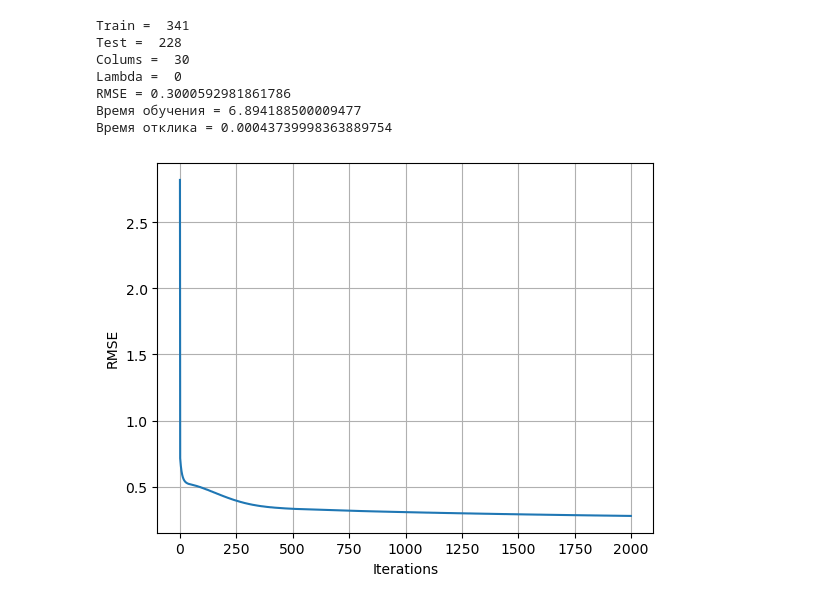
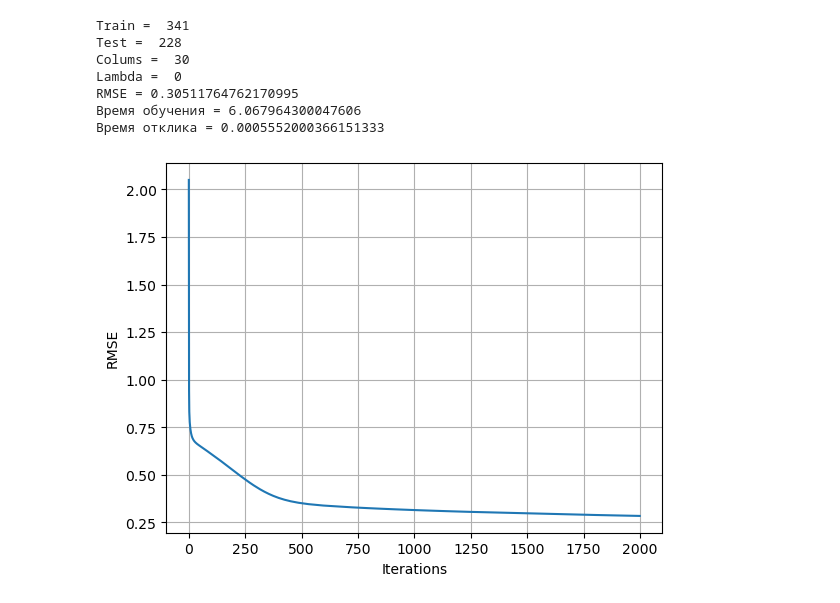
Before and after one commit to Akumarus/NCL, a Jupyter notebook: NCL.ipynb, the cells around one changed output. Saved outputs shown, nothing was run; the diff lists cells and outputs as text; code cells hidden in the pictures.

```diff
--- a/NCL.ipynb
+++ b/NCL.ipynb
@@ -203,7 +202,7 @@ class NCL:
 
         # Saving RMSE in training
         self.rmse_array = np.inf * np.ones(self.max_iter)
-        weights = []
+        #weights = []
 
         # Обучение
         for iteration in range(self.max_iter):  # Each epoch
@@ -216,17 +215,17 @@ class NCL:
             # print()
             self.rmse_array[iteration] = rmse(f_bar, y)
 
-        for i in range(len(self.base_learner)):
-            weights.append(self.base_learner[i].input_weight)
-            weights.append(self.base_learner[i].output_weight)
-            weights.append(self.base_learner[i].bias_input_layer)
-            weights.append(self.base_learner[i].bias_output_layer)
-
-        MyFile=open('weights.txt', 'w+')
-        for element in weights:
-            MyFile.write(str(element))
-            MyFile.write('\n')
-        MyFile.close()
+        #for i in range(len(self.base_learner)):
+        #    weights.append(self.base_learner[i].input_weight)
+        #    weights.append(self.base_learner[i].output_weight)
+        #    weights.append(self.base_learner[i].bias_input_layer)
+        #    weights.append(self.base_learner[i].bias_output_layer)
+#
+        #MyFile=open('weights.txt', 'w+')
+        #for element in weights:
+        #    MyFile.write(str(element))
+        #    MyFile.write('\n')
+        #MyFile.close()
 
     def predict(self, x):
         """
@@ -248,7 +247,7 @@ print('Colums = ', x_train.shape[1])
 # Параметры обучения
 max_iter = 2000
 size = 10
-h = 15                  # Количество нейронов в скрытом слое
+h = 10                  # Количество нейронов в скрытом слое
 lambda_ = 0
 learning_rate = 0.001   # Скорость обучения
 print('Lambda = ', lambda_)
@@ -258,34 +257,34 @@ model = NCL()
 
 # Обучение
 train_time_start = time.perf_counter()
 model.train(x_train, y_train, size, h, max_iter, lambda_, learning_rate, neural_fun='leaky_relu')
 train_time_end = time.perf_counter()
 
 # Тестирование
 test_time_start = time.perf_counter()
 pred = model.predict(x_test)
 test_time_end = time.perf_counter()
 
 # RMSE
 rmse_value = rmse(pred, y_test)
 print('RMSE =', rmse_value)
 
 # Время обучения
 print('Время обучения =', train_time_end - train_time_start)
 print('Время отклика =', test_time_end - test_time_start)
 
 # Кривая обучения
 plt.plot(model.rmse_array)
 plt.xlabel('Iterations')
 plt.ylabel('RMSE')
 plt.grid()
 plt.show()
 # %% [output]
 Train =  341
 Test =  228
 Colums =  30
 Lambda =  0
-RMSE = 0.3000592981861786
-Время обучения = 6.894188500009477
-Время отклика = 0.00043739998363889754
+RMSE = 0.30511764762170995
+Время обучения = 6.067964300047606
+Время отклика = 0.0005552000366151333
-[figure, old version]
+[figure, new version]
```
Also changed, not shown: parts of 3 cells of this notebook.
